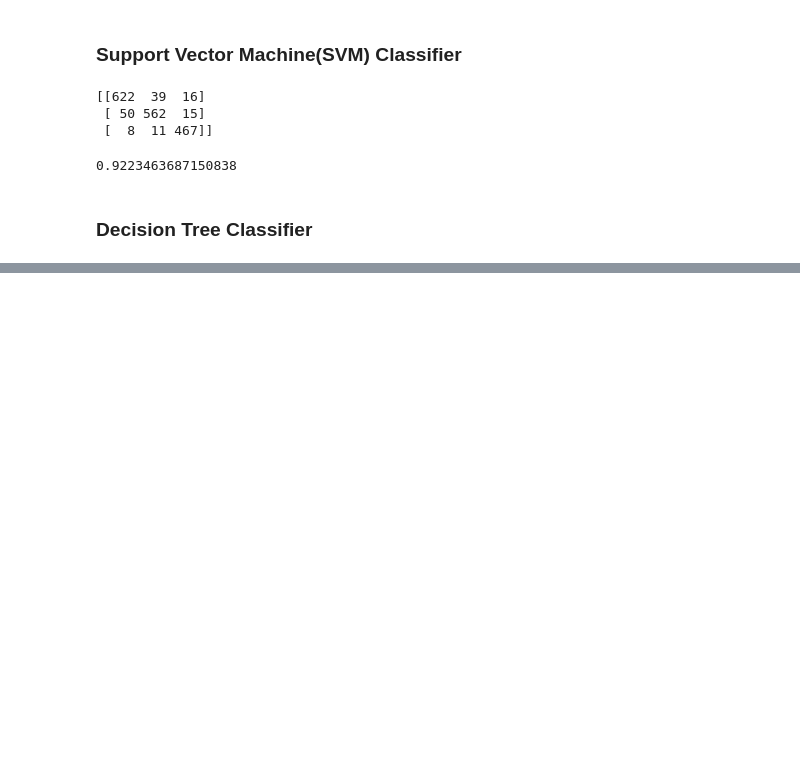
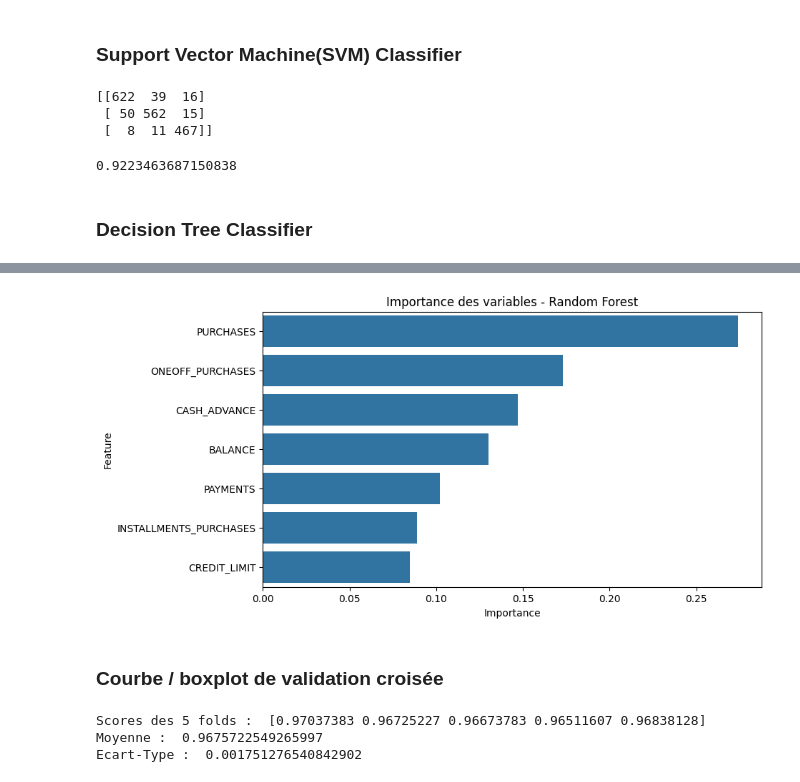
Before and after one commit to NohailaAitHammad/CardProfiler, a Jupyter notebook: notebooks/eda.ipynb, the cells around one changed output, grey strips where cells are left out. Saved outputs shown, nothing was run; the diff lists cells and outputs as text; code cells hidden in the pictures; blank space fills up the shorter version.

```diff
--- a/notebooks/eda.ipynb
+++ b/notebooks/eda.ipynb
@@ -1460,0 +1573,10 @@ ValueError: Invalid parameter 'logreg' for estimator LogisticRegression(). Valid
+# %%
+rf = best_models['RandomForestClassifier']
+importences = rf.named_steps['classificator'].feature_importances_
+
+feature_importance = pd.DataFrame({
+      'Feature' : X_train.columns,
+      'Importance' : importences
+}).sort_values(by='Importance', ascending=False, ignore_index=True)
+
+display(feature_importance)
@@ -1460,0 +1592,23 @@ ValueError: Invalid parameter 'logreg' for estimator LogisticRegression(). Valid
+# %%
+plt.figure(figsize=(9, 5))
+
+sns.barplot(data=feature_importance, x='Importance', y='Feature')
+
+plt.title('Importance des variables - Random Forest')
+plt.xlabel('Importance')
+plt.ylabel('Feature')
+plt.show()
+# %% [output]
+[figure, added]
+# %% [markdown]
+### Courbe / boxplot de validation croisée
+# %%
+cv_scores = cross_val_score(best_model,X_train, y_train, cv=5,  scoring='f1_macro')
+
+print('Scores des 5 folds : ', cv_scores)
+print('Moyenne : ', cv_scores.mean())
+print('Ecart-Type : ', cv_scores.std())
+# %% [output]
+Scores des 5 folds :  [0.97037383 0.96725227 0.96673783 0.96511607 0.96838128]
+Moyenne :  0.9675722549265997
+Ecart-Type :  0.001751276540842902
```
Also changed, not shown: parts of 18 cells of this notebook, 13 other files.
